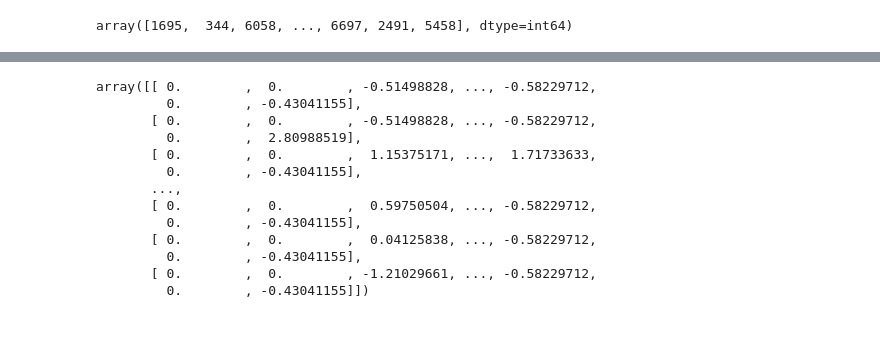
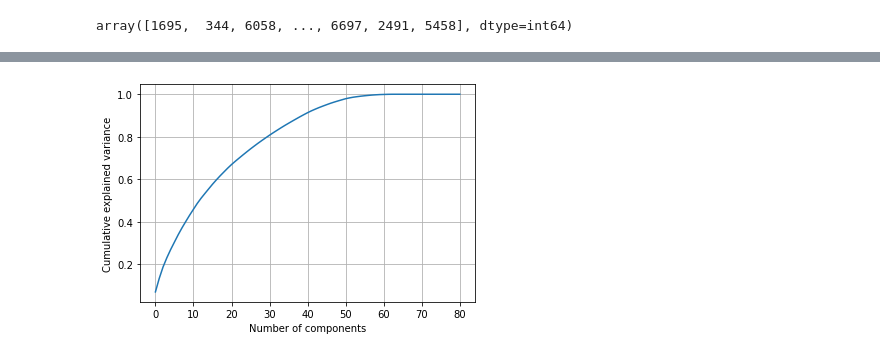
Before and after one commit to mal-m96/final-thesis, a Jupyter notebook: Code/Primary_Code.ipynb, the cells around one changed output, grey strips where cells are left out. Drawn from its saved outputs; the diff is of its cells as text; code cells hidden in the pictures; blank space fills up the shorter version.

```diff
--- a/Code/Primary_Code.ipynb
+++ b/Code/Primary_Code.ipynb
@@ -185,3 +155,4 @@ array([[ 0.,  0.,  7., ...,  0.,  1.,  1.],
 # %%
 st_x= StandardScaler()
-X_train= st_x.fit_transform(X_train)
+X = st_x.fit_transform(X.values)
+X
@@ -188,16 +173,14 @@ X_train= st_x.fit_transform(X_train)
-# %%
-X_train
-# %% [output]
-array([[ 0.        ,  0.        , -0.51498828, ..., -0.58229712,
-         0.        , -0.43041155],
-       [ 0.        ,  0.        , -0.51498828, ..., -0.58229712,
-         0.        ,  2.80988519],
-       [ 0.        ,  0.        ,  1.15375171, ...,  1.71733633,
-         0.        , -0.43041155],
-       ...,
-       [ 0.        ,  0.        ,  0.59750504, ..., -0.58229712,
-         0.        , -0.43041155],
-       [ 0.        ,  0.        ,  0.04125838, ..., -0.58229712,
-         0.        , -0.43041155],
-       [ 0.        ,  0.        , -1.21029661, ..., -0.58229712,
-         0.        , -0.43041155]])
+# %%
+from sklearn.decomposition import PCA
+import matplotlib.pyplot as plt
+from matplotlib.pyplot import figure
+
+
+%matplotlib inline
+pca = PCA().fit(X)
+plt.grid()
+plt.plot(np.cumsum(pca.explained_variance_ratio_))
+plt.xlabel('Number of components')
+plt.ylabel('Cumulative explained variance');
+# %% [output]
+[figure, added]
```
Also changed, not shown: parts of 21 cells of this notebook.
